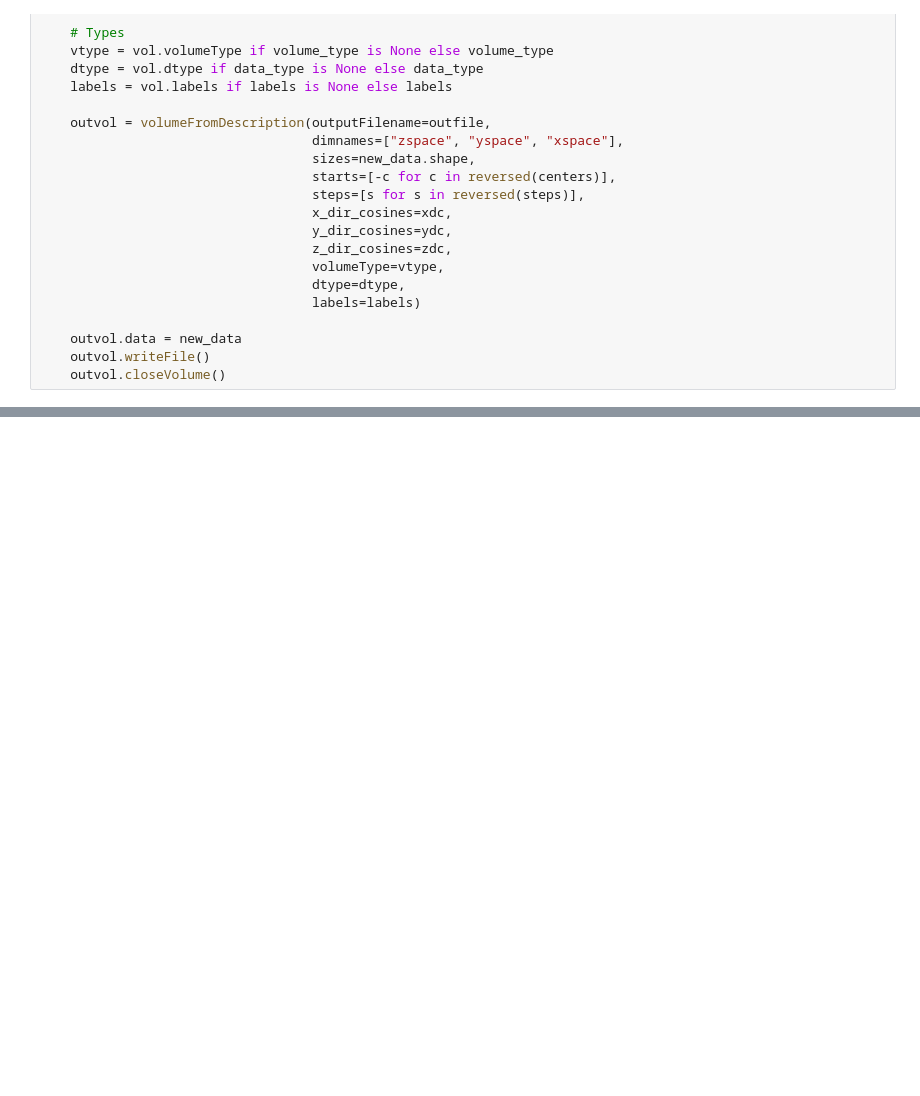
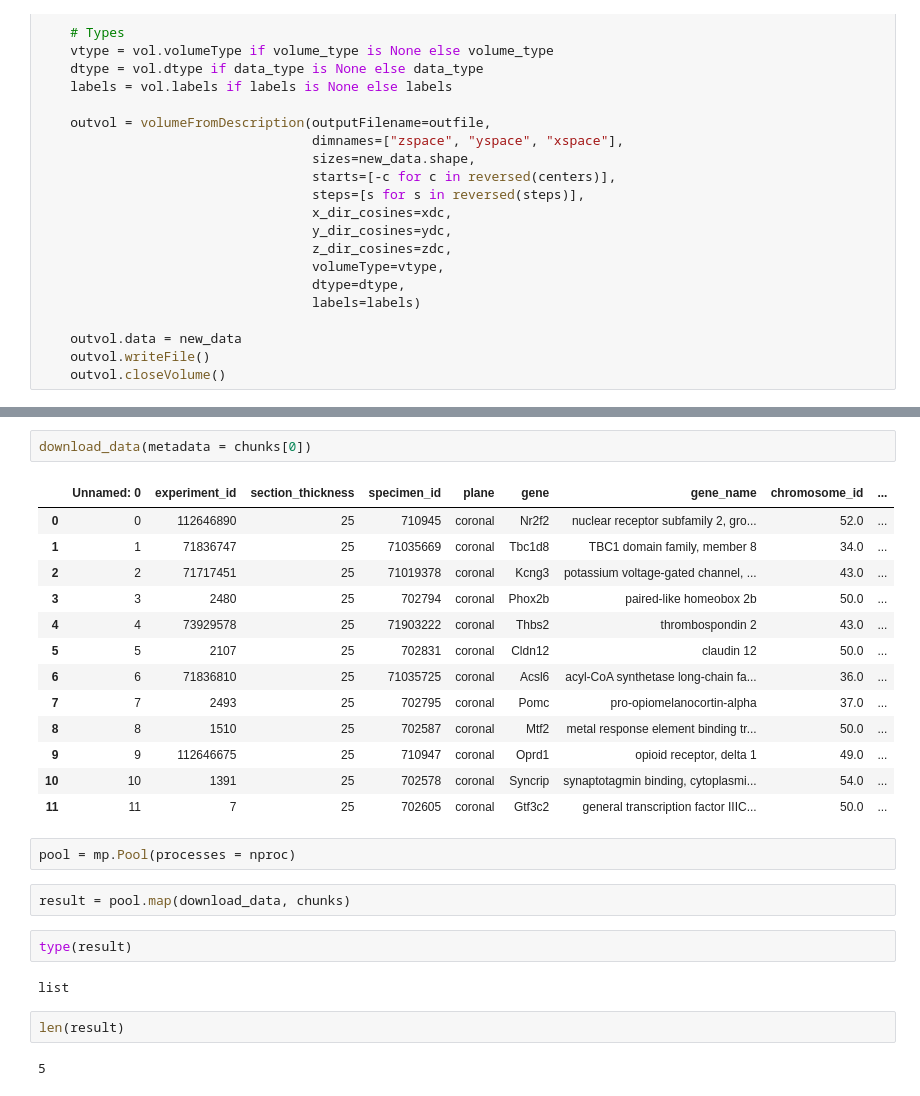
Before and after one commit to abeaucha/MouseHumanTranscriptomicSimilarity, a Jupyter notebook: AllenMouseBrainAtlas/amba_download.ipynb, the cells around one changed output, grey strips where cells are left out. Drawn from its saved outputs; the diff is of its cells as text; blank space fills up the shorter version.

Commit message:
Started implementing parallel processing in AMBA download script

```diff
--- a/AllenMouseBrainAtlas/amba_download.ipynb
+++ b/AllenMouseBrainAtlas/amba_download.ipynb
@@ -261,0 +275,28 @@ False
+# %%
+download_data(metadata = chunks[0])
+# %% [output]
+|  | Unnamed: 0 | experiment_id | section_thickness | specimen_id | plane | gene | gene_name | chromosome_id | ... |
+| 0 | 0 | 112646890 | 25 | 710945 | coronal | Nr2f2 | nuclear receptor subfamily 2, gro... | 52.0 | ... |
+| 1 | 1 | 71836747 | 25 | 71035669 | coronal | Tbc1d8 | TBC1 domain family, member 8 | 34.0 | ... |
+| 2 | 2 | 71717451 | 25 | 71019378 | coronal | Kcng3 | potassium voltage-gated channel, ... | 43.0 | ... |
+| 3 | 3 | 2480 | 25 | 702794 | coronal | Phox2b | paired-like homeobox 2b | 50.0 | ... |
+| 4 | 4 | 73929578 | 25 | 71903222 | coronal | Thbs2 | thrombospondin 2 | 43.0 | ... |
+| 5 | 5 | 2107 | 25 | 702831 | coronal | Cldn12 | claudin 12 | 50.0 | ... |
+| 6 | 6 | 71836810 | 25 | 71035725 | coronal | Acsl6 | acyl-CoA synthetase long-chain fa... | 36.0 | ... |
+| 7 | 7 | 2493 | 25 | 702795 | coronal | Pomc | pro-opiomelanocortin-alpha | 37.0 | ... |
+| 8 | 8 | 1510 | 25 | 702587 | coronal | Mtf2 | metal response element binding tr... | 50.0 | ... |
+| 9 | 9 | 112646675 | 25 | 710947 | coronal | Oprd1 | opioid receptor, delta 1 | 49.0 | ... |
+| 10 | 10 | 1391 | 25 | 702578 | coronal | Syncrip | synaptotagmin binding, cytoplasmi... | 54.0 | ... |
+| 11 | 11 | 7 | 25 | 702605 | coronal | Gtf3c2 | general transcription factor IIIC... | 50.0 | ... |
+# %%
+pool = mp.Pool(processes = nproc)
+# %%
+result = pool.map(download_data, chunks)
+# %%
+type(result)
+# %% [output]
+list
+# %%
+len(result)
+# %% [output]
+5
```
Also changed, not shown: parts of 18 cells of this notebook, 1 other file.
